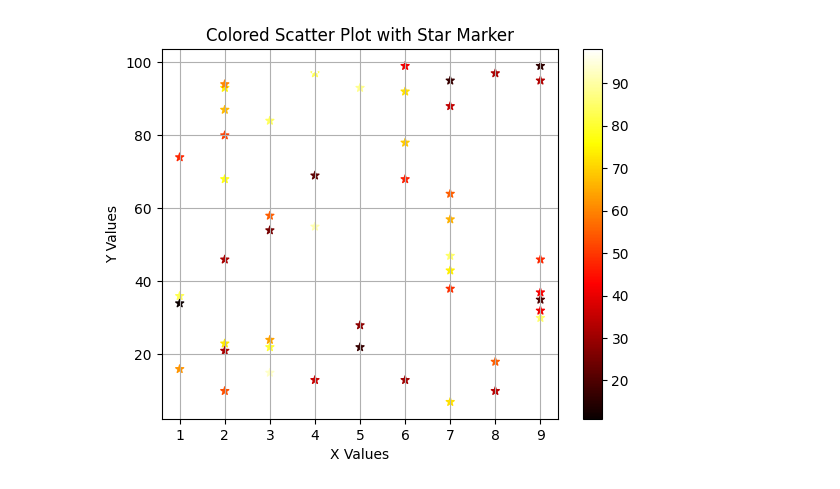
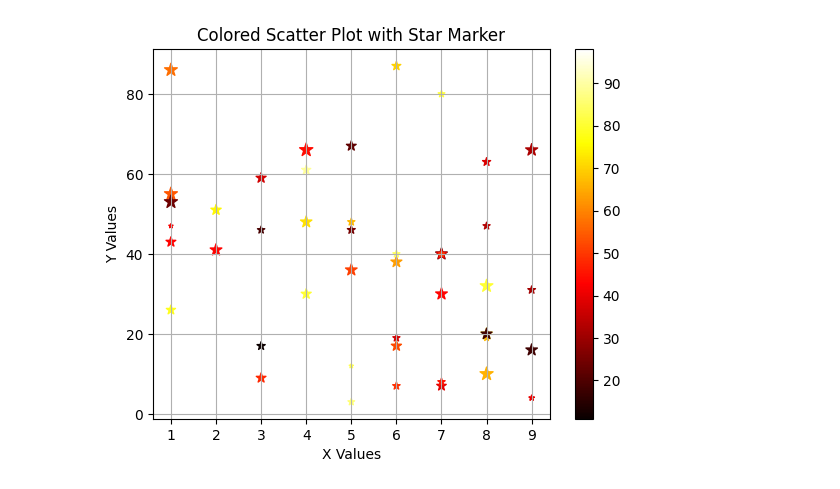
Before and after one commit to AbhayPatil2004/DataAnalytics, a Jupyter notebook: matplotlib/scatter.ipynb, the cells around one changed output. Cells and saved outputs as stored; diff of their text form; code cells hidden in the pictures.

```diff
--- a/matplotlib/scatter.ipynb
+++ b/matplotlib/scatter.ipynb
@@ -1,20 +1,21 @@
 # %%
 import matplotlib.pyplot as plt
 import numpy as np
 
 x = np.random.randint(1, 10, 50)
 y = np.random.randint(1, 100, 50)
 colors = np.random.randint(10, 100, 50)
+size = np.random.randint(10, 100, 50)
 
-plt.scatter(x, y, marker="*", c=colors, cmap="hot")
+plt.scatter(x, y, marker="*", c=colors, cmap="hot" , s = size)
 plt.colorbar()  # display color bar
 plt.title("Colored Scatter Plot with Star Marker")
 plt.xlabel("X Values")
 plt.ylabel("Y Values")
 plt.grid(True)
 plt.show()
 # %% [output]
-[figure, old version]
+[figure, new version]
 # %%
 import matplotlib.pyplot as plt
 import pandas as pd
```
Also changed, not shown: parts of 1 cell of this notebook, 14 other files.
